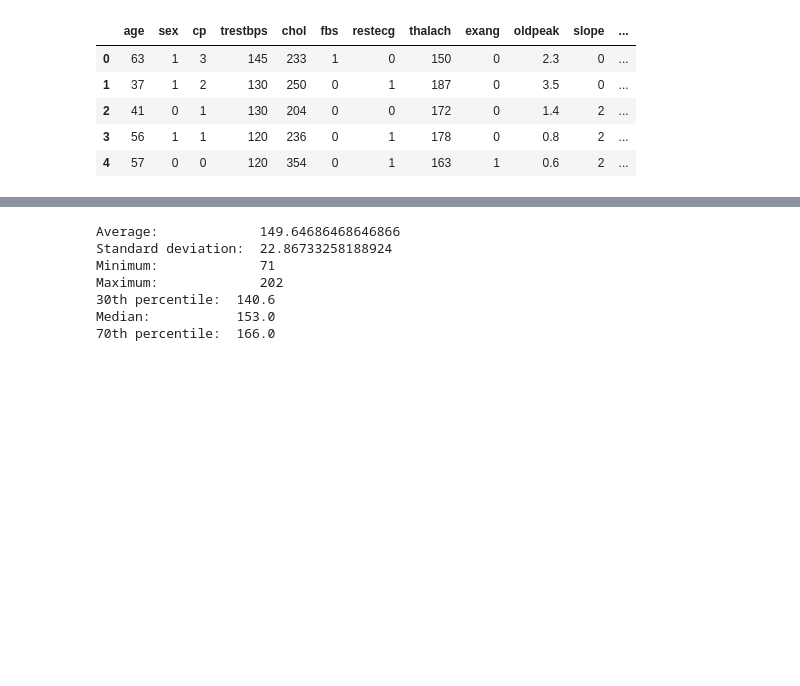
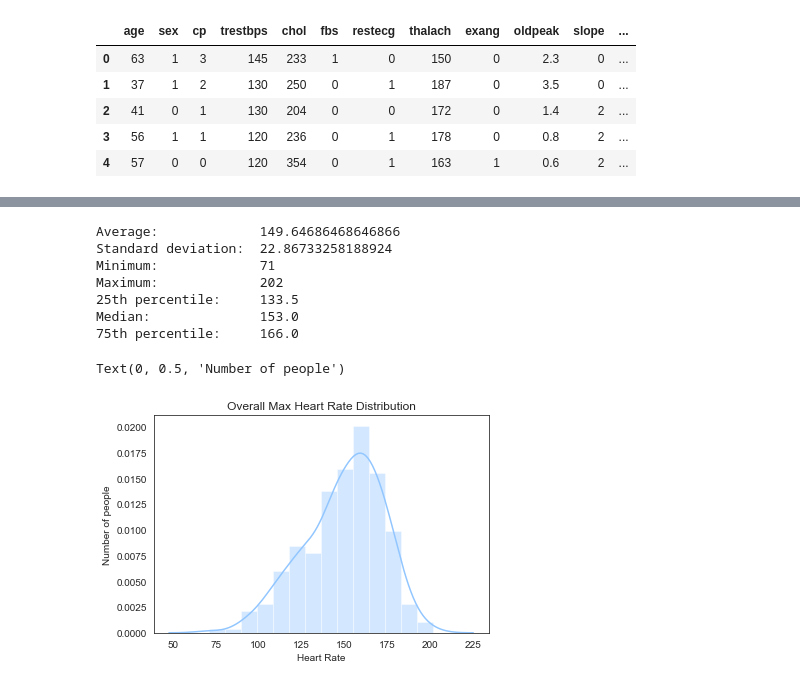
Before and after one commit to estebanGeorgeBrown/aiProject, a Jupyter notebook: Untitled.ipynb, the cells around one changed output, grey strips where cells are left out. Cells and saved outputs as stored; diff of their text form; code cells hidden in the pictures; blank space fills up the shorter version.

Commit message:
plots

```diff
--- a/Untitled.ipynb
+++ b/Untitled.ipynb
@@ -63,0 +32,15 @@ print(maxHR)
+# %%
+mydf=data.rename(columns={"age":"Age",
+                         "sex": "Sex",
+                         "cp":"Chest pain type ",
+                         "trestbps":"Resting blood pressure ",
+                         "chol":"Serum cholestoral",
+                         "fbs":"Fasting blood sugar > 120 mg/dl",
+                         "restecg":"Resting electrocardiographic results",
+                         "thalach":"Maximum heart rate achieved",
+                         "exang":"Exercise induced angina",
+                         "oldpeak":"ST depression induced by exercise relative to rest",
+                         "slope":"The slope of the peak exercise ST segment",
+                         "ca":"Number of major vessels (0-3) colored by flourosopy",
+                         "thal":"3 = normal; 6 = fixed defect 7= reversable defect ",
+                         "target":"target"})
@@ -63,0 +78,3 @@ print(maxHR)
+# %%
+maxHR = np.array(mydf['Maximum heart rate achieved'])
+print(maxHR)
@@ -66,14 +101,27 @@ print("Average:            ", np.average(maxHR))
 print("Standard deviation: ", np.std(maxHR))
 print("Minimum:            ", np.min(maxHR))
 print("Maximum:            ", np.max(maxHR))
-print("30th percentile: ", np.percentile(maxHR, 30))
-print("Median:          ", np.median(maxHR))
-print("70th percentile: ", np.percentile(maxHR, 75))
+print("25th percentile:    ", np.percentile(maxHR, 25))
+print("Median:             ", np.median(maxHR))
+print("75th percentile:    ", np.percentile(maxHR, 75))
 # %% [output]
 Average:             149.64686468646866
 Standard deviation:  22.86733258188924
 Minimum:             71
 Maximum:             202
-30th percentile:  140.6
-Median:           153.0
-70th percentile:  166.0
+25th percentile:     133.5
+Median:              153.0
+75th percentile:     166.0
+# %%
+# Distribution of amount of people that reached different max heart rates FIX YLABEL TO SHOW ACTUAL NUMBER
+import seaborn as sns
+import matplotlib
+
+sns.set_style("white")
+sns.distplot(maxHR)
+plt.title('Overall Max Heart Rate Distribution')
+plt.xlabel('Heart Rate')
+plt.ylabel('Number of people')
+# %% [output]
+Text(0, 0.5, 'Number of people')
+[figure, added]
```
Also changed, not shown: parts of 26 cells of this notebook.
